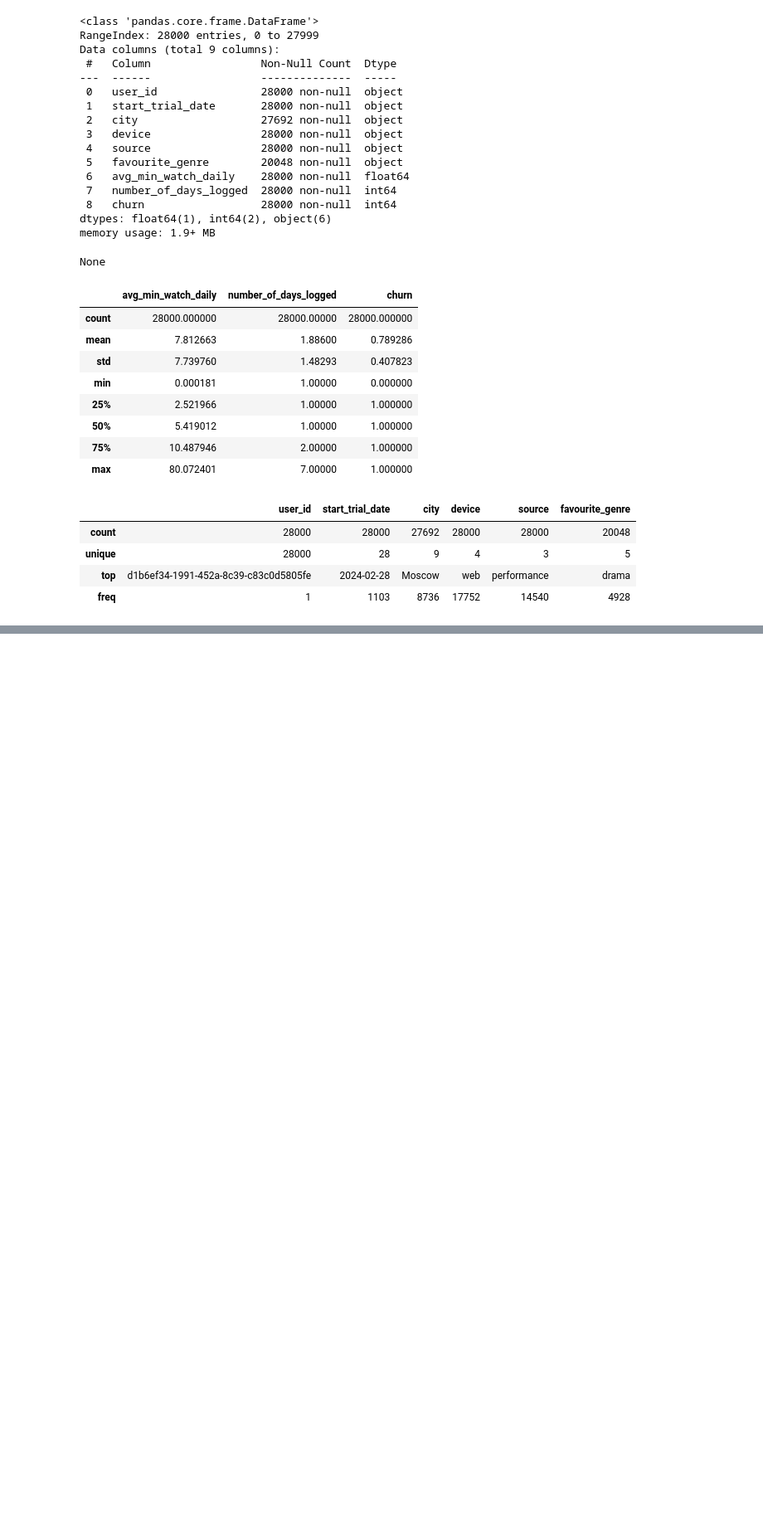
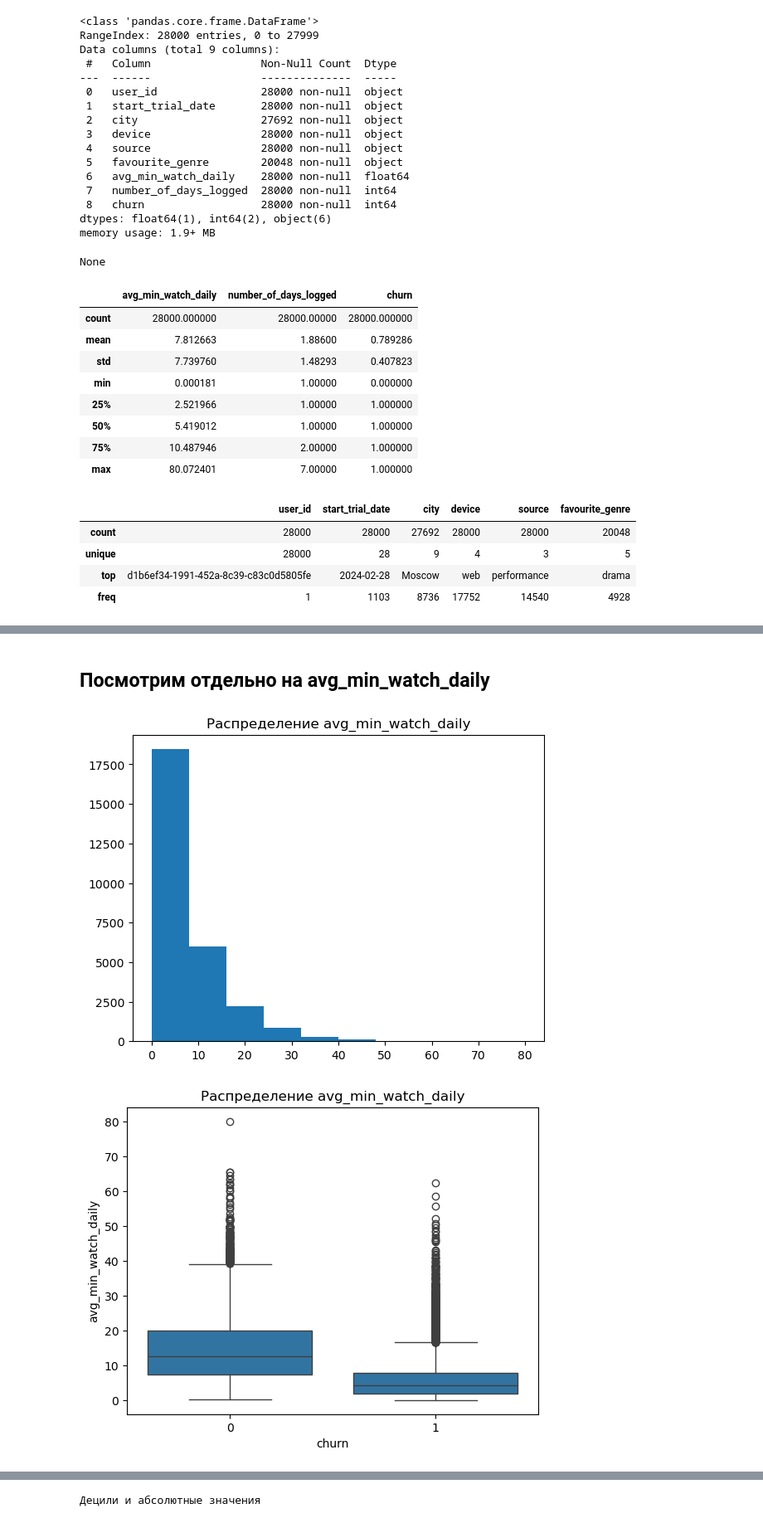
Before and after one commit to mariyakukhtinova-sys/dataton, a Jupyter notebook: dataton_EDA.ipynb, the cells around one changed output, grey strips where cells are left out. Shown at 83% size. Saved outputs shown, nothing was run; the diff lists cells and outputs as text; code cells hidden in the pictures; blank space fills up the shorter version.

```diff
--- a/dataton_EDA.ipynb
+++ b/dataton_EDA.ipynb
@@ -336,14 +197,0 @@ plt.show()
-# %%
-# Churn rate в зависимости от наличия NaN
-# Вдруг это признак низкой заинтересованности в продукте
-df['has_nan'] = (df['city'] == "n/a") | (df['favourite_genre'] == "n/a")
-
-churn_by_nans = df.groupby('has_nan')['churn'].mean()
-
-plt.figure(figsize=(12, 5))
-plt.bar(churn_by_nans.index, churn_by_nans.values)
-plt.title('Churn rate в зависимости от наличия NaN')
-plt.xlabel('has_nan')
-plt.ylabel('Процент оттока')
-plt.grid(True, alpha=0.3)
-plt.show()
@@ -353,0 +202,39 @@ plt.show()
+# %% [markdown]
+## Посмотрим отдельно на avg_min_watch_daily
+# %%
+# Смотрим распределение avg_min_watch_daily
+plt.hist(df['avg_min_watch_daily'])
+plt.title('Распределение avg_min_watch_daily')
+plt.show()
+
+sns.boxplot(x='churn', y='avg_min_watch_daily', data=df)
+plt.title('Распределение avg_min_watch_daily')
+plt.show()
+
+# Построим график churn'a по децилям avg_min_watch_daily
+
+# 1. Разбиваем на 10 групп по времени просмотра
+df['time_decile'] = pd.qcut(df['avg_min_watch_daily'], q=10, labels=False, duplicates='drop')
+
+# 2. Считаем churn в каждой группе
+decile_stats = df.groupby('time_decile').agg({
+    'churn': 'mean',
+    'avg_min_watch_daily': ['min', 'max', 'mean']
+})
+
+decile_stats.columns = ['churn_rate', 'time_min', 'time_max', 'time_mean']
+decile_stats['time_range'] = [f'{row["time_min"]:.0f}-{row["time_max"]:.0f}' for _, row in decile_stats.iterrows()]
+
+# график churn'a по децилям
+plt.figure(figsize=(12, 5))
+
+plt.bar(decile_stats.index, decile_stats['churn_rate'] * 100)
+plt.axhline(y=df['churn'].mean() * 100, color='black', linestyle='--', label='Общий отток')
+plt.title('график оттока по децилям')
+plt.show()
+
+print("Децили и абсолютные значения")
+decile_stats.head(10)
+# %% [output]
+[figure, added]
+[figure, added]
@@ -353,0 +242 @@ plt.show()
+Децили и абсолютные значения
```
Also changed, not shown: parts of 27 cells of this notebook.
